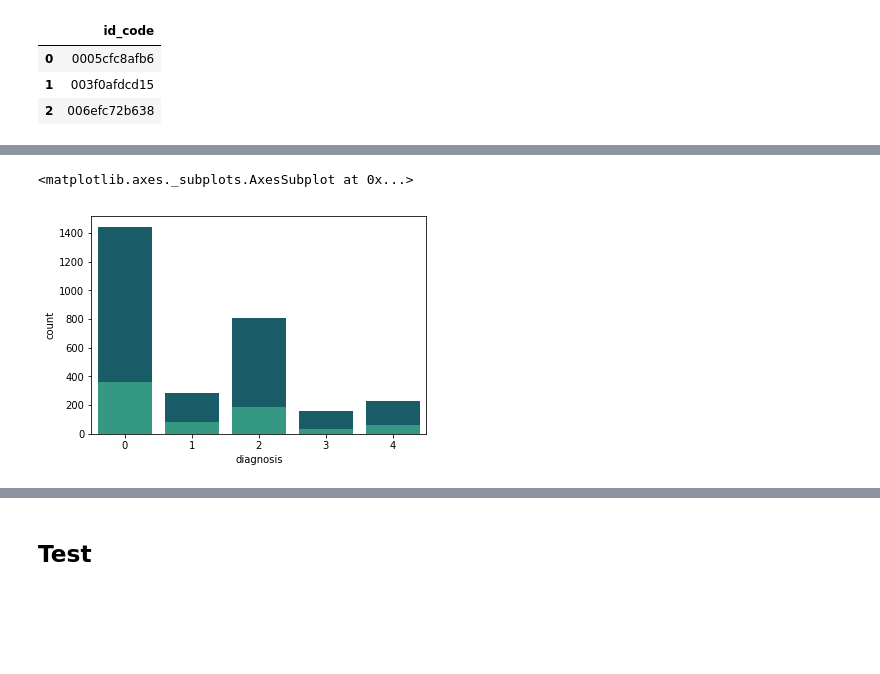
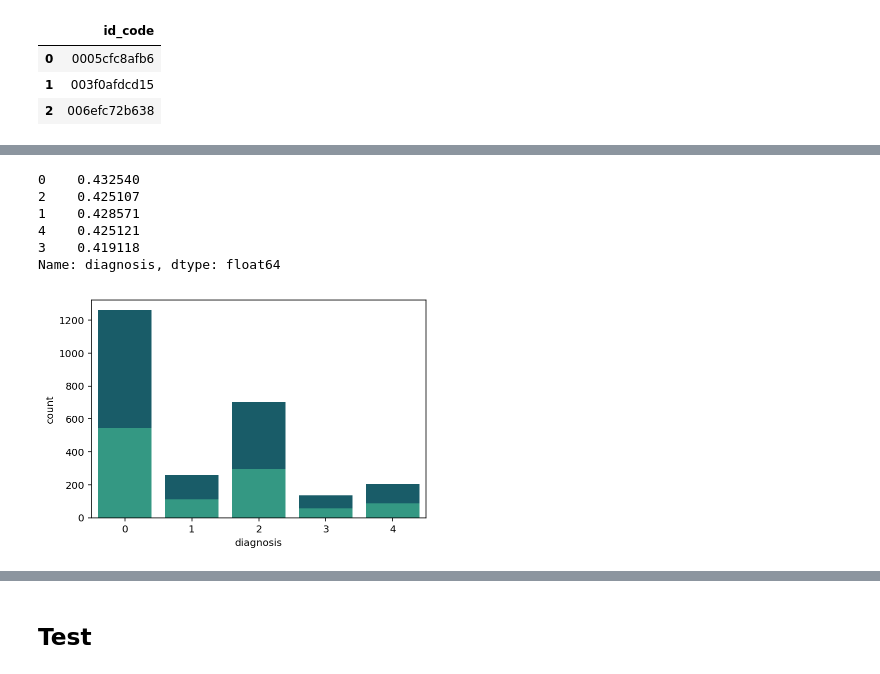
Before and after one commit to AndreaAmico/kaggle, a Jupyter notebook: aptos/notebooks/save_hdf5_data.ipynb, the cells around one changed output, grey strips where cells are left out. Saved outputs shown, nothing was run; the diff lists cells and outputs as text; code cells hidden in the pictures; blank space fills up the shorter version.

```diff
--- a/aptos/notebooks/save_hdf5_data.ipynb
+++ b/aptos/notebooks/save_hdf5_data.ipynb
@@ -23,8 +23,9 @@ The autoreload extension is already loaded. To reload it, use:
   %reload_ext autoreload
 # %%
 def color(index, alpha=1):
-    color_list = ['#0c6575', '#bbcbcb', '#23a98c', '#fc7a70', '#a07060', '#003847', '#FFF7D6', '#5CA4B5', '#eeeeee']
-    return color_list[index % len(color_list)] + hex(int(255 * alpha))[2:]
+    color_list = ['#0c6575', '#bbcbcb', '#23a98c', '#fc7a70', '#a07060',
+                  '#003847', '#FFF7D6', '#5CA4B5', '#eeeeee']
+    return f'{color_list[index % len(color_list)]}{int(255 * alpha):02x}'
 # %%
 df = pd.read_csv(f'{ROOT_PATH}/data/train.csv')
 df.head(3)
@@ -41,3 +42,14 @@ df_to_predict.head(3)
 | 0 | 0005cfc8afb6 |
 | 1 | 003f0afdcd15 |
 | 2 | 006efc72b638 |
+# %%
+fair_scores = []
+for random_state in range(500):
+    df_train, df_dev_test = train_test_split(df, test_size=0.3, random_state=random_state, shuffle=True)
+    df_train = df_train.reset_index(drop=True)
+    df_dev_test = df_dev_test.reset_index(drop=True)
+    fair_scores.append(np.std(df_dev_test['diagnosis'].value_counts()/df_train['diagnosis'].value_counts()))
+
+plt.scatter(range(500), fair_scores, color=color(0))
+best_index = np.argmin(fair_scores)
+plt.title(f'Best index = {best_index}')
@@ -44,10 +59,16 @@ df_to_predict.head(3)
 # %%
-df_train, df_test = train_test_split(df, test_size=0.2, random_state=1, shuffle=True)
+df_train, df_dev_test = train_test_split(df, test_size=0.3, random_state=best_index, shuffle=True)
 df_train = df_train.reset_index(drop=True)
-df_test = df_test.reset_index(drop=True)
+df_dev_test = df_dev_test.reset_index(drop=True)
 
 ax = sns.countplot(df_train['diagnosis'], color=color(0))
-sns.countplot(df_test['diagnosis'], color=color(2), ax=ax)
+sns.countplot(df_dev_test['diagnosis'], color=color(2), ax=ax)
+df_dev_test['diagnosis'].value_counts()/df_train['diagnosis'].value_counts()
 # %% [output]
-<matplotlib.axes._subplots.AxesSubplot at 0x...>
+0    0.432540
+2    0.425107
+1    0.428571
+4    0.425121
+3    0.419118
+Name: diagnosis, dtype: float64
-[figure, old version]
+[figure, new version]
```
Also changed, not shown: parts of 15 cells of this notebook, 4 other files.
